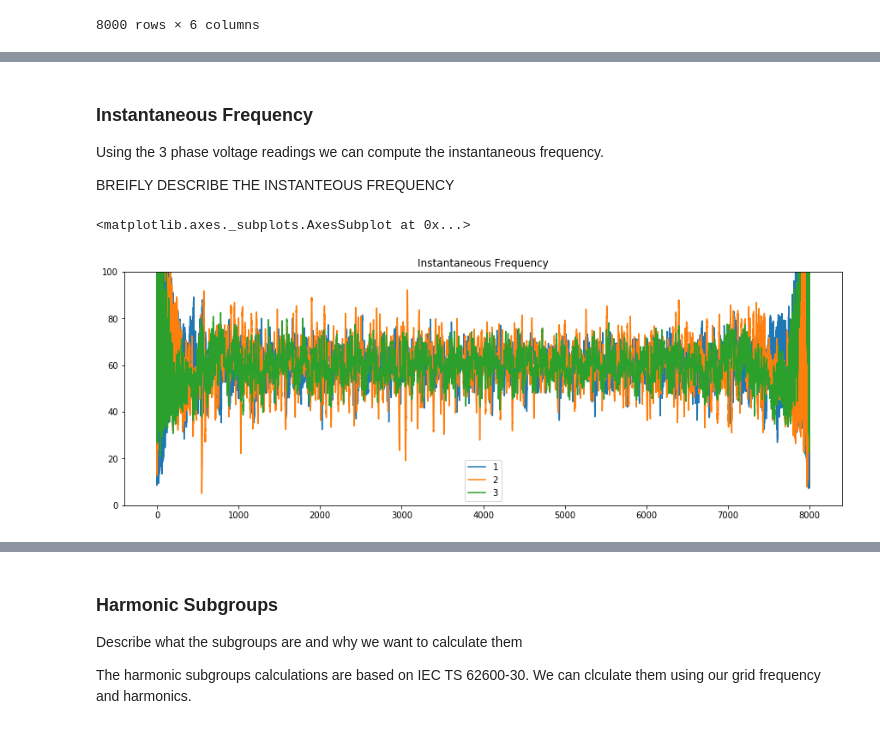
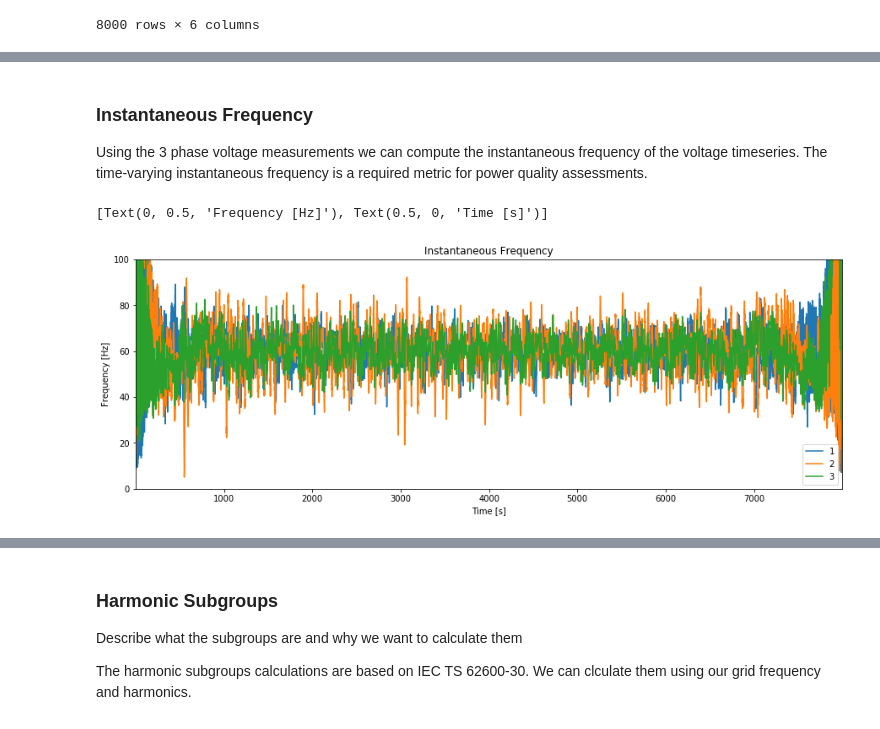
Before and after one commit to MHKiT-Software/MHKiT-Python, a Jupyter notebook: examples/power_example.ipynb, the cells around one changed output, grey strips where cells are left out. Saved outputs shown, nothing was run; the diff lists cells and outputs as text; code cells hidden in the pictures.

```diff
--- a/examples/power_example.ipynb
+++ b/examples/power_example.ipynb
@@ -52,16 +52,12 @@ ac_power.Power.plot(figsize=(15,5),title='AC Power').set(xlabel='Time',ylabel='P
 # %% [markdown]
 ### Instantaneous Frequency
 
-Using the 3 phase voltage readings we can compute the instantaneous frequency.
-
-BREIFLY DESCRIBE THE INSTANTEOUS FREQUENCY
+Using the 3 phase voltage measurements we can compute the instantaneous frequency of the voltage timeseries. The time-varying instantaneous frequency is a required metric for power quality assessments.
 # %%
 # Compute the instantaneous frequency
 inst_freq = power.characteristics.instantaneous_frequency(voltage)
 # Display the result
-inst_freq.plot(figsize=(15,5), ylim=(0,100),title='Instantaneous Frequency')
-
-## WHAT ARE THE AXIS? x=seconds? y=Hz?
+inst_freq.plot(figsize=(15,5), ylim=(0,100),title='Instantaneous Frequency').set(xlabel='Time [s]',ylabel='Frequency [Hz]')
 # %% [output]
-<matplotlib.axes._subplots.AxesSubplot at 0x...>
+[Text(0, 0.5, 'Frequency [Hz]'), Text(0.5, 0, 'Time [s]')]
-[figure, old version]
+[figure, new version]
```
Also changed, not shown: parts of 7 cells of this notebook, 1 other file.
